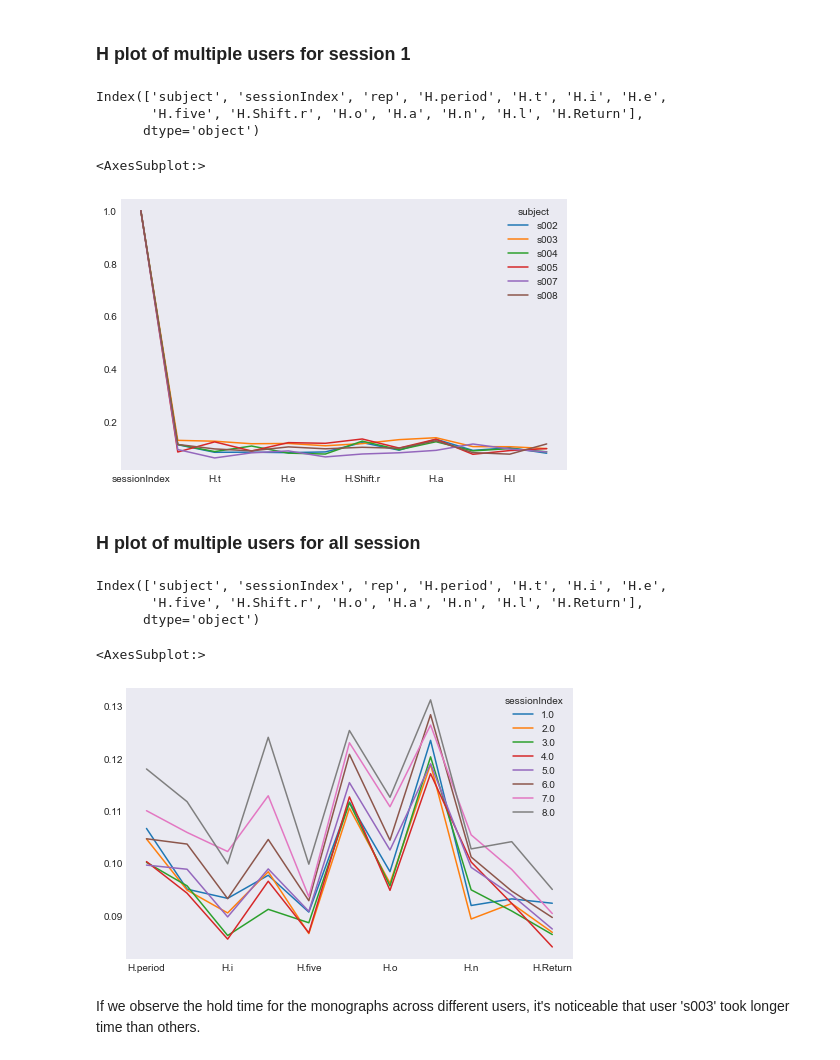
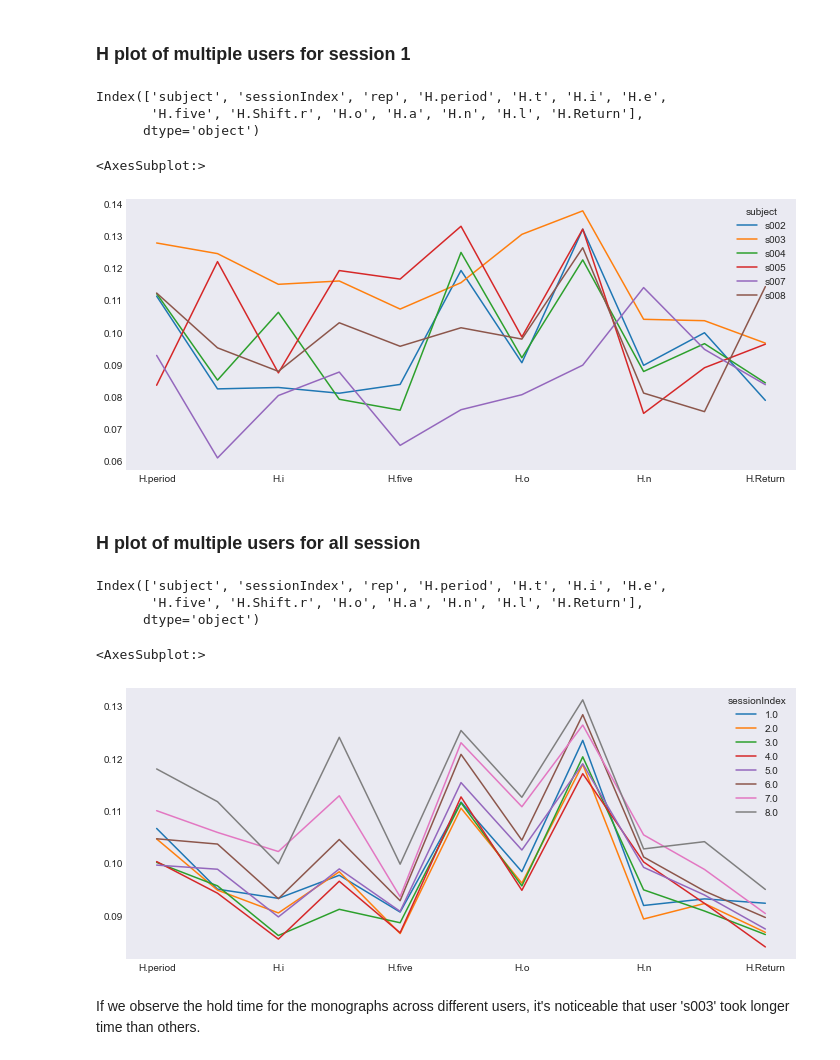
Before and after one commit to pritom007/keystroke, a Jupyter notebook: keystroke.ipynb, the cells around one changed output. Saved outputs shown, nothing was run; the diff lists cells and outputs as text; code cells hidden in the pictures.

```diff
--- a/keystroke.ipynb
+++ b/keystroke.ipynb
@@ -143,17 +197,18 @@ In the above figure we can see the average hold time for user 's002' across the
 # %%
 kh_latency = data_visualization[h_cols]
 print(kh_latency.columns)
 kh_latency = kh_latency.drop(columns=['rep'], axis=1)
 khls = kh_latency['subject']
 kh_latency = kh_latency.where(khls.isin(['s002', 's003','s004','s005','s007','s008']) & (kh_latency['sessionIndex']==1))
 kh_latency = kh_latency.groupby('subject').agg('mean')
-kh_latency.T.plot(figsize=(8,5))
+kh_latency.drop(columns=['sessionIndex'],axis=1,inplace=True)
+kh_latency.T.plot(figsize=(12,5))
 # %% [output]
 Index(['subject', 'sessionIndex', 'rep', 'H.period', 'H.t', 'H.i', 'H.e',
        'H.five', 'H.Shift.r', 'H.o', 'H.a', 'H.n', 'H.l', 'H.Return'],
       dtype='object')
 <AxesSubplot:>
-[figure, old version]
+[figure, new version]
 # %% [markdown]
 ### H plot of multiple users for all session
 # %%
@@ -163,13 +218,13 @@ kh_latency = kh_latency.drop(columns=['rep'], axis=1)
 khls = kh_latency['subject']
 kh_latency = kh_latency.where(khls.isin(['s002', 's003','s004','s005','s007','s008']))
 kh_latency = kh_latency.groupby('sessionIndex').agg('mean')
-kh_latency.T.plot(figsize=(8,5))
+kh_latency.T.plot(figsize=(12,5))
 # %% [output]
 Index(['subject', 'sessionIndex', 'rep', 'H.period', 'H.t', 'H.i', 'H.e',
        'H.five', 'H.Shift.r', 'H.o', 'H.a', 'H.n', 'H.l', 'H.Return'],
       dtype='object')
 <AxesSubplot:>
-[figure, old version]
+[figure, new version]
 # %% [markdown]
 If we observe the hold time for the monographs across different users, it's noticeable that user 's003' took longer time than others.
 # %%
```
Also changed, not shown: parts of 17 cells of this notebook.
